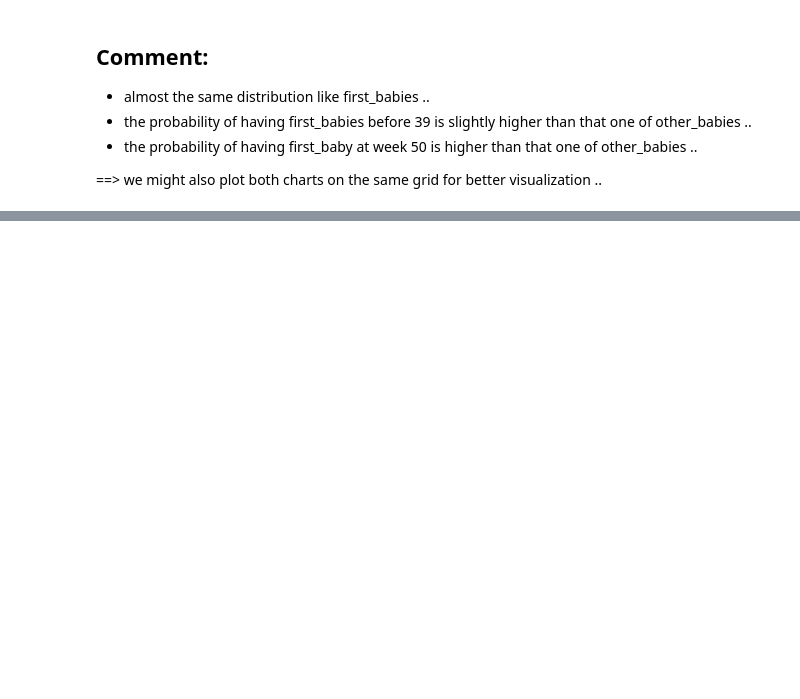
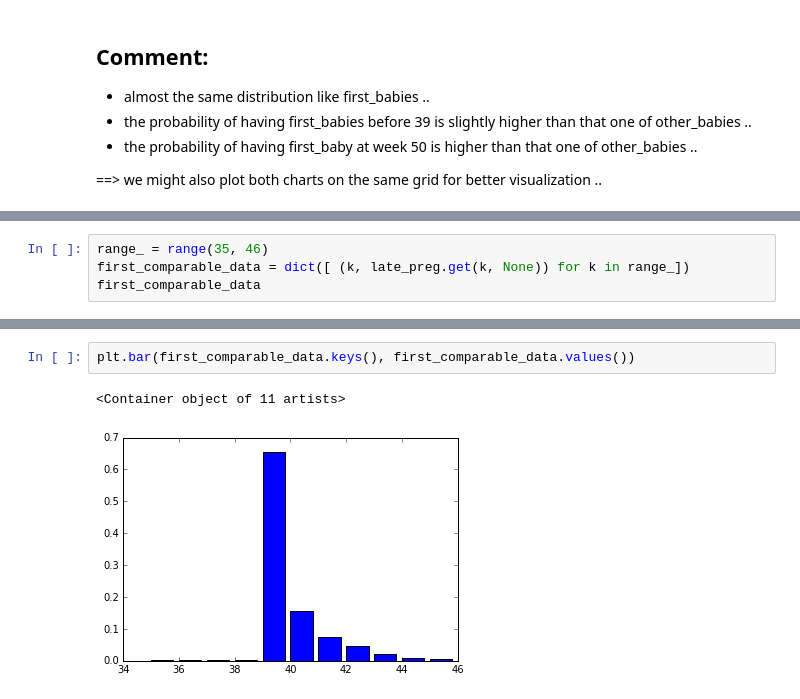
Before and after one commit to EAboelhamd/Statistical_Exploration, a Jupyter notebook: Chapter 2, Ex 2.7, python.ipynb, the cells around one changed output, grey strips where cells are left out. Cells and saved outputs as stored; diff of their text form; blank space fills up the shorter version.

```diff
--- a/Chapter 2, Ex 2.7, python.ipynb
+++ b/Chapter 2, Ex 2.7, python.ipynb
@@ -450,0 +548,4 @@ plt.ylabel('PMF')
+# %%
+range_ = range(35, 46)
+first_comparable_data = dict([ (k, late_preg.get(k, None)) for k in range_])
+first_comparable_data
@@ -450,0 +564,5 @@ plt.ylabel('PMF')
+# %%
+plt.bar(first_comparable_data.keys(), first_comparable_data.values())
+# %% [output]
+<Container object of 11 artists>
+[figure, added]
```
Also changed, not shown: parts of 27 cells of this notebook.
